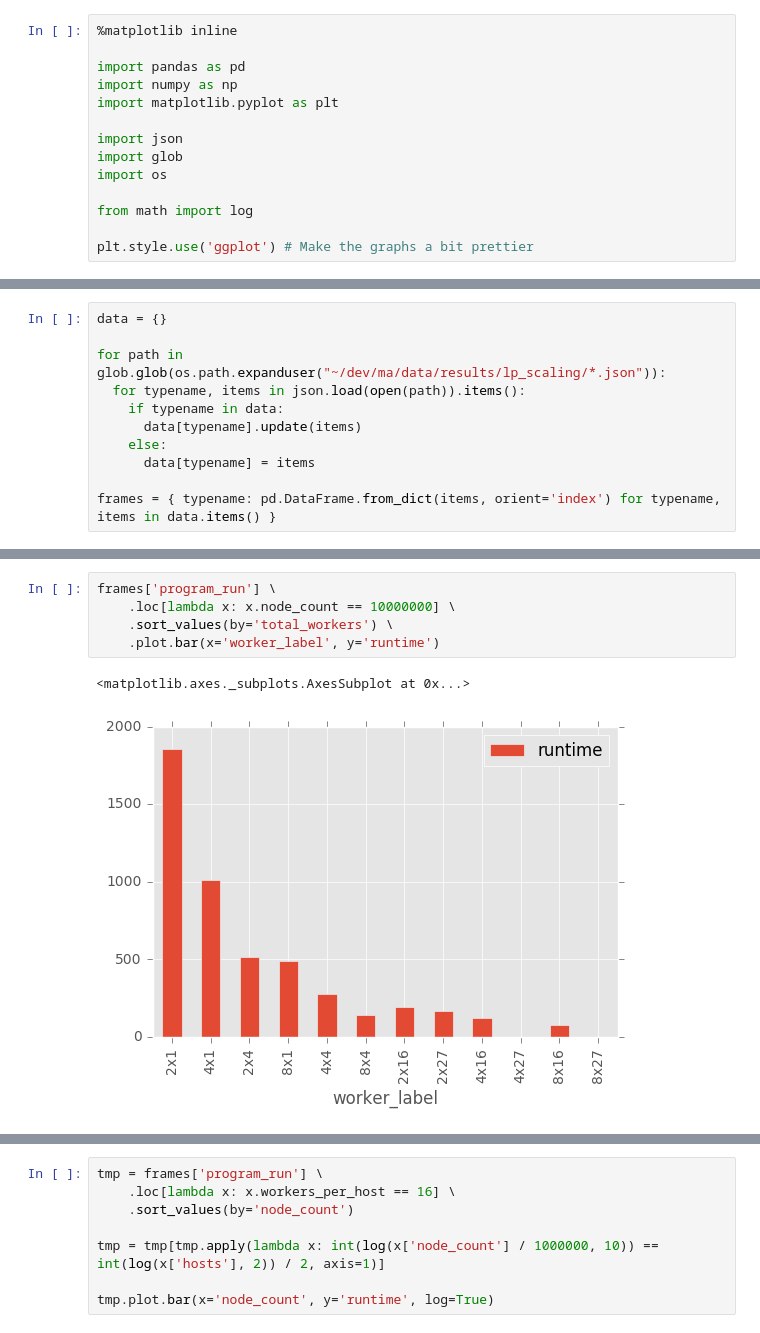
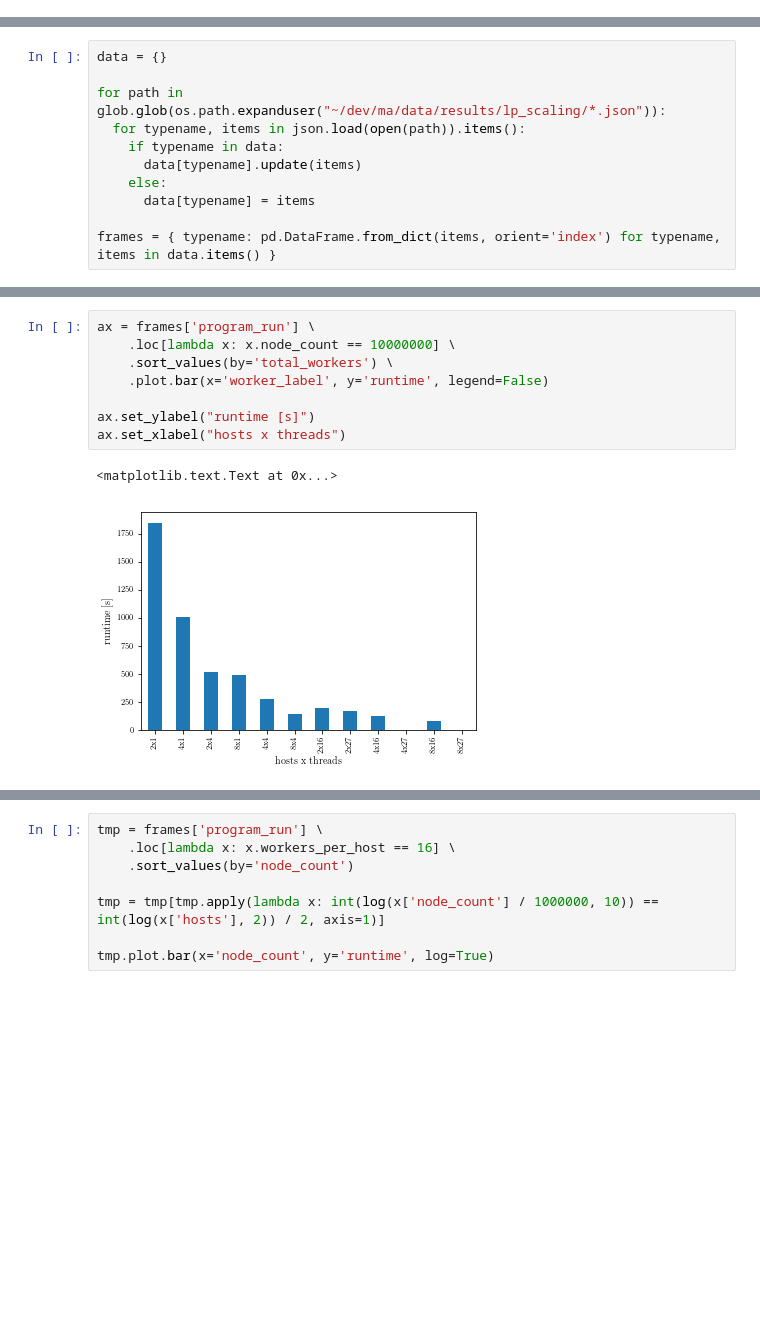
Before and after one commit to kit-algo/distributed_clustering_thrill, a Jupyter notebook: analysis/LP Scaling.ipynb, the cells around one changed output, grey strips where cells are left out. Drawn from its saved outputs; the diff is of its cells as text; blank space fills up the shorter version.

```diff
--- a/analysis/LP Scaling.ipynb
+++ b/analysis/LP Scaling.ipynb
@@ -1,14 +0,0 @@
-# %%
-%matplotlib inline
-
-import pandas as pd
-import numpy as np
-import matplotlib.pyplot as plt
-
-import json
-import glob
-import os
-
-from math import log
-
-plt.style.use('ggplot') # Make the graphs a bit prettier
@@ -70,11 +104,14 @@ NameError: name 'frames' is not defined
 # %%
-frames['program_run'] \
+ax = frames['program_run'] \
     .loc[lambda x: x.node_count == 10000000] \
     .sort_values(by='total_workers') \
-    .plot.bar(x='worker_label', y='runtime')
+    .plot.bar(x='worker_label', y='runtime', legend=False)
+
+ax.set_ylabel("runtime [s]")
+ax.set_xlabel("hosts x threads")
 # %% [output]
-<matplotlib.axes._subplots.AxesSubplot at 0x...>
+<matplotlib.text.Text at 0x...>
-[figure, old version]
+[figure, new version]
 # %%
 plot_data = frames['program_run'] \
     .loc[lambda x: x.node_count == 10000000] \
```
Also changed, not shown: parts of 8 cells of this notebook.
